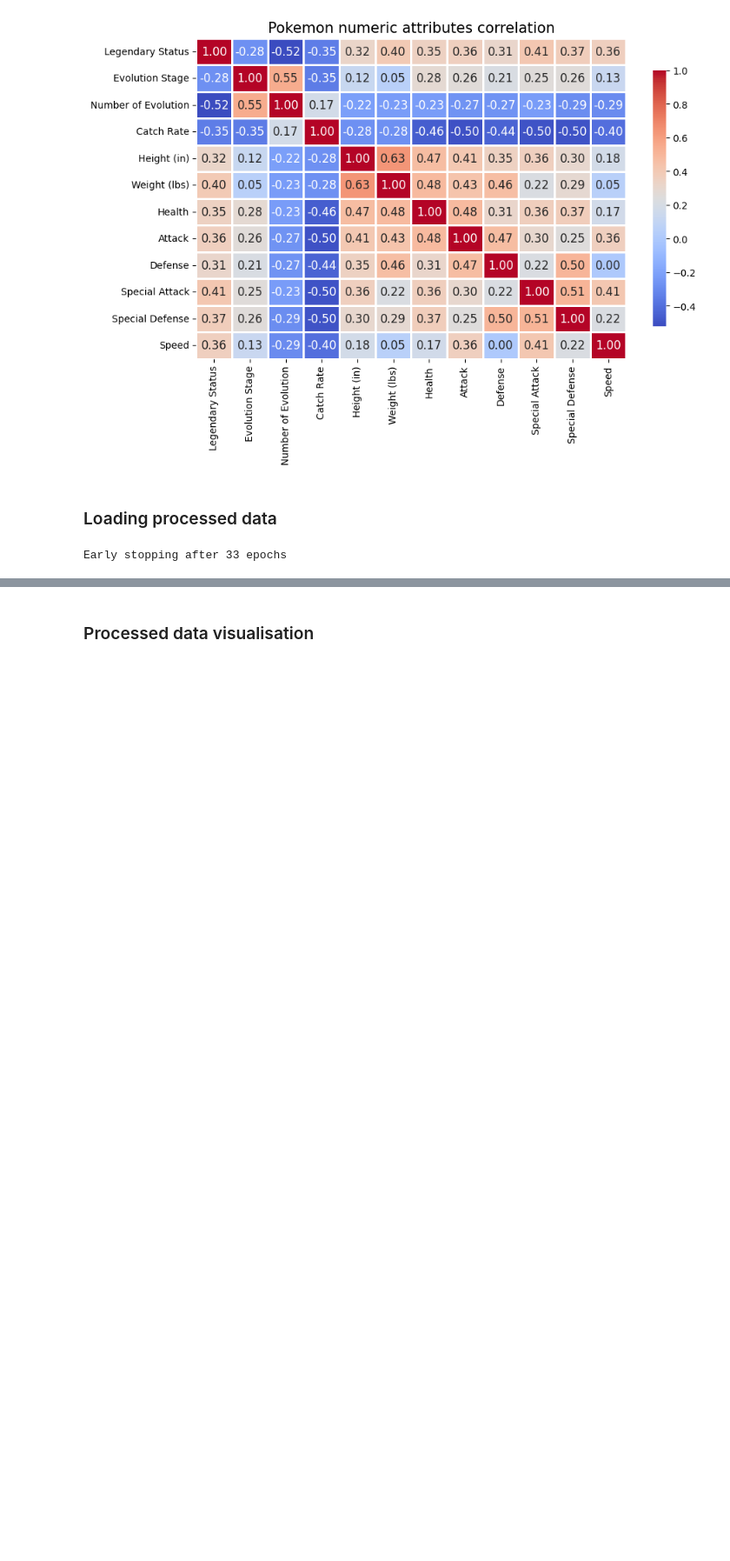
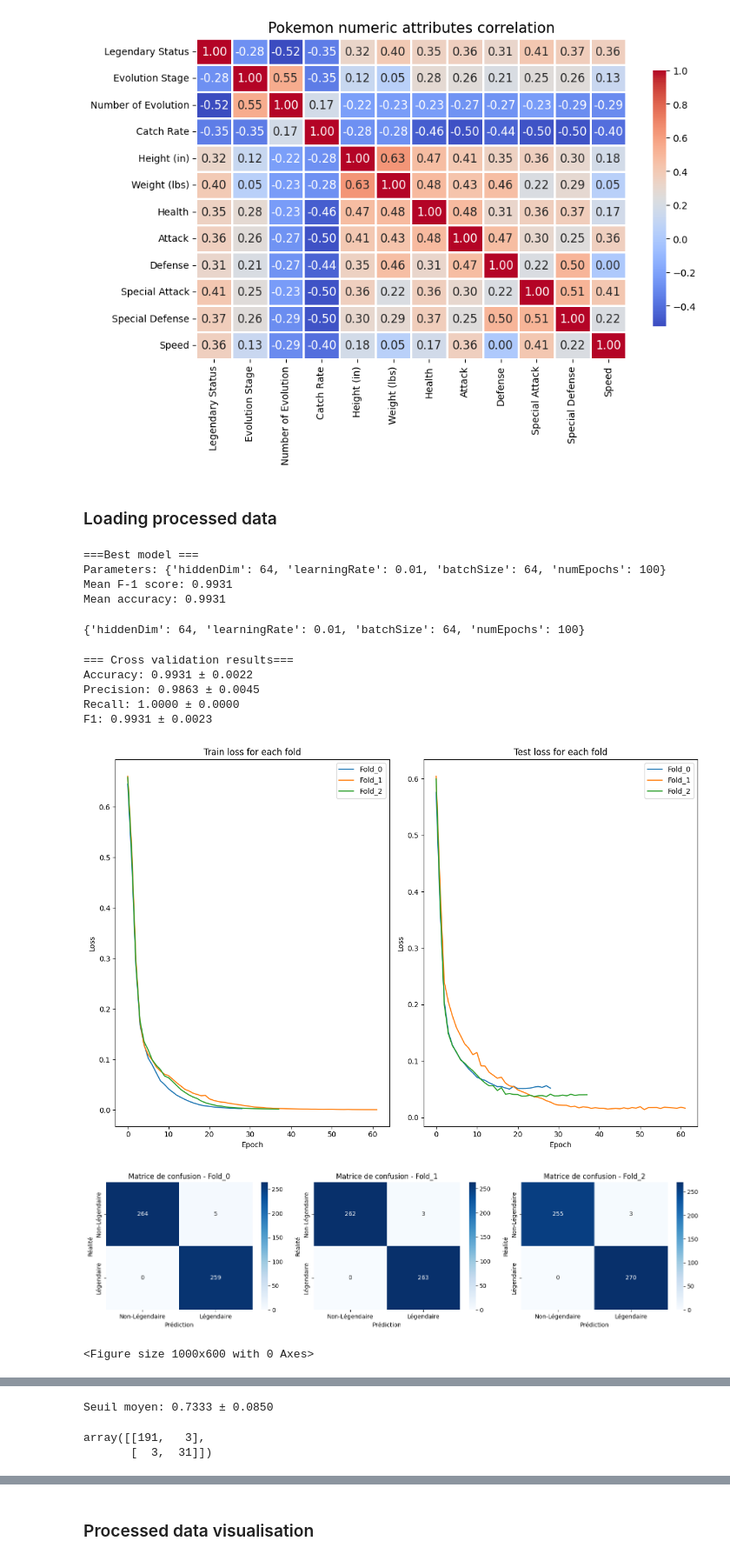
Before and after one commit to Edmondbrn/MLP_pytorch, a Jupyter notebook: MLP_myself.ipynb, the cells around one changed output, grey strips where cells are left out. Shown at 87% size. Saved outputs shown, nothing was run; the diff lists cells and outputs as text; code cells hidden in the pictures; blank space fills up the shorter version.

```diff
--- a/MLP_myself.ipynb
+++ b/MLP_myself.ipynb
@@ -58,6 +49,26 @@ X_train_df = encodedDataToDataFrame(preprocessor, X_train)
 X_test_df = encodedDataToDataFrame(preprocessor, X_test)
 # %%
 mlp = MlpPokemon(X_train, y_train, X_test, y_test, preprocessor)
-trainLoss, predictLoss, yPred = mlp.classicPredict()
+optimisationOutput = mlp.optimizeHyperparameters(X_train, y_train, X_test, y_test, preprocessor)
 # %% [output]
-Early stopping after 33 epochs
+===Best model ===
+Parameters: {'hiddenDim': 64, 'learningRate': 0.01, 'batchSize': 64, 'numEpochs': 100}
+Mean F-1 score: 0.9931
+Mean accuracy: 0.9931
+# %%
+cvResults = optimisationOutput["bestResults"]["cvResults"]
+# %%
+optimisationOutput["bestParams"]
+# %% [output]
+{'hiddenDim': 64, 'learningRate': 0.01, 'batchSize': 64, 'numEpochs': 100}
+# %%
+completeCvAnalysis(cvResults)
+# %% [output]
+=== Cross validation results===
+Accuracy: 0.9931 ± 0.0022
+Precision: 0.9863 ± 0.0045
+Recall: 1.0000 ± 0.0000
+F1: 0.9931 ± 0.0023
+[figure, added]
+[figure, added]
+<Figure size 1000x600 with 0 Axes>
@@ -63,0 +76 @@ Early stopping after 33 epochs
+Seuil moyen: 0.7333 ± 0.0850
@@ -63,0 +92,8 @@ Early stopping after 33 epochs
+# %%
+trainLoss, testLoss, yPred = mlp.classicPredict()
+bestThreshold = getBestThresholdsForF1(y_test, yPred)
+yPredClass = mlp.getPredictionClass(bestThreshold)
+confusion_matrix(y_test, yPredClass)
+# %% [output]
+array([[191,   3],
+       [  3,  31]])
```
Also changed, not shown: parts of 14 cells of this notebook, 4 other files.
